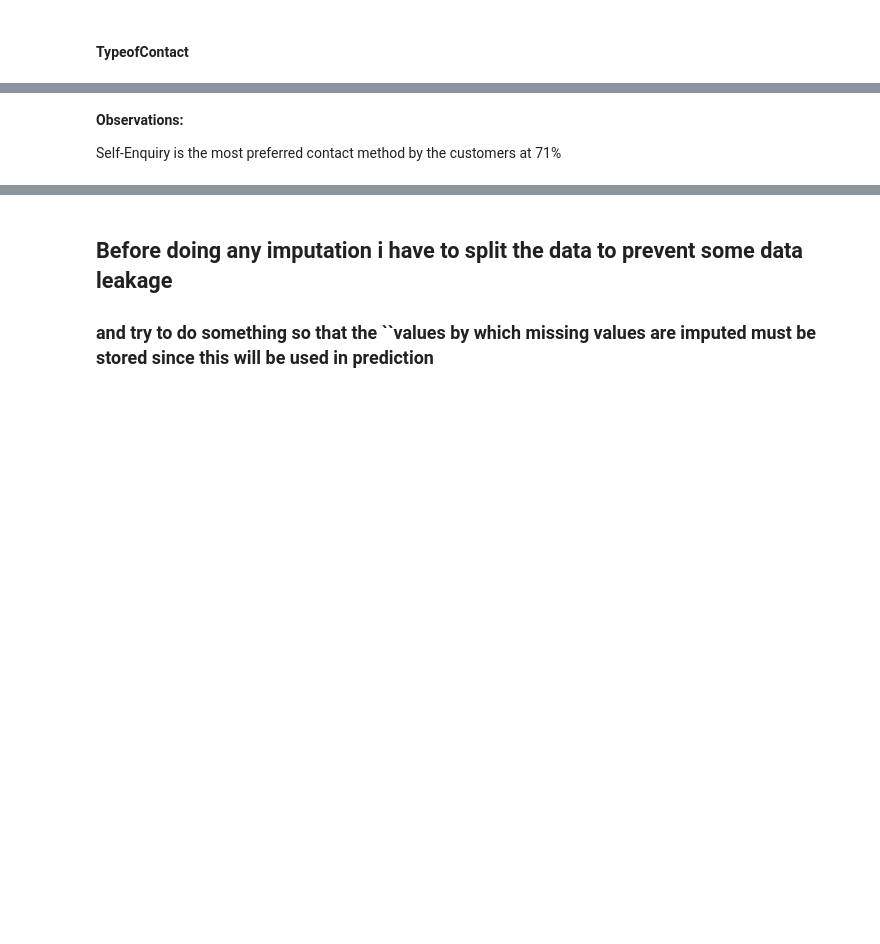
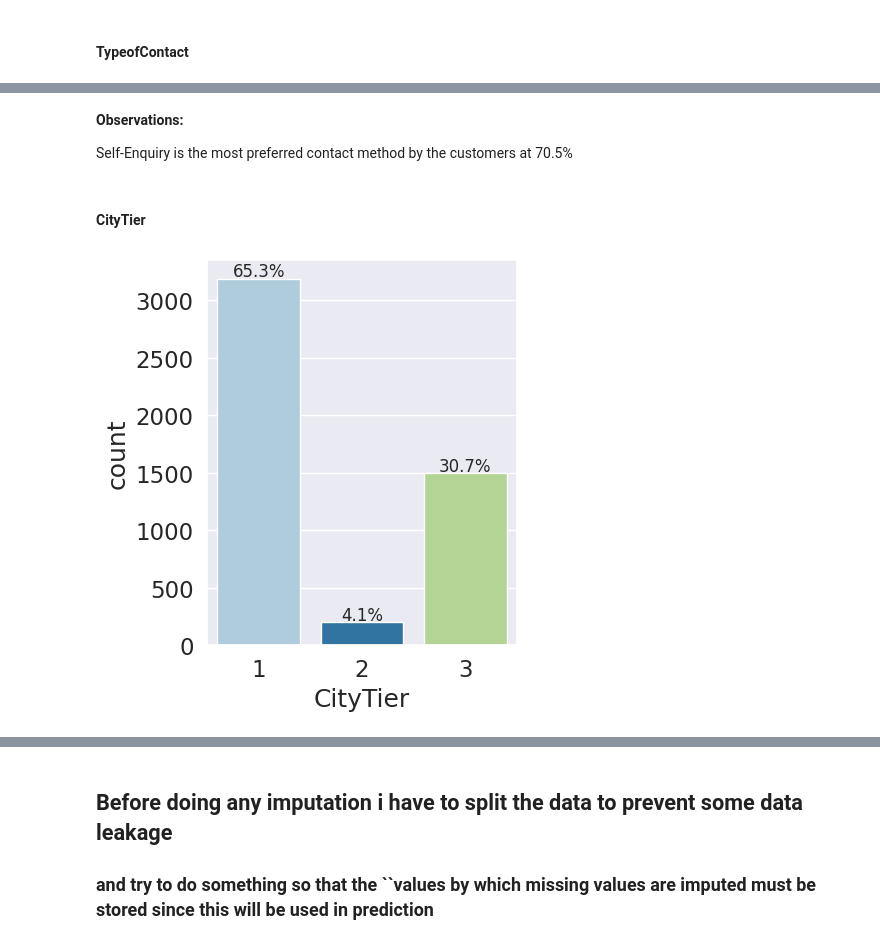
Before and after one commit to Kirtimaanwani/Travel-package-purchase-prediction, a Jupyter notebook: notebooks/problem-statement-and-EDA.ipynb, the cells around one changed output, grey strips where cells are left out. Cells and saved outputs as stored; diff of their text form; code cells hidden in the pictures; blank space fills up the shorter version.

```diff
--- a/notebooks/problem-statement-and-EDA.ipynb
+++ b/notebooks/problem-statement-and-EDA.ipynb
@@ -642,4 +638,11 @@ labeled_barplot(df,"TypeofContact",True,False)
 # %% [markdown]
 **Observations:**
 
-Self-Enquiry is the most preferred contact method by the customers at 71%
+Self-Enquiry is the most preferred contact method by the customers at 70.5%
+# %% [markdown]
+#### CityTier
+# %%
+# using label_barplot function to plot the graph
+labeled_barplot(df,"CityTier",True,False)
+# %% [output]
+[figure, added]
```
Also changed, not shown: parts of 125 cells of this notebook.
